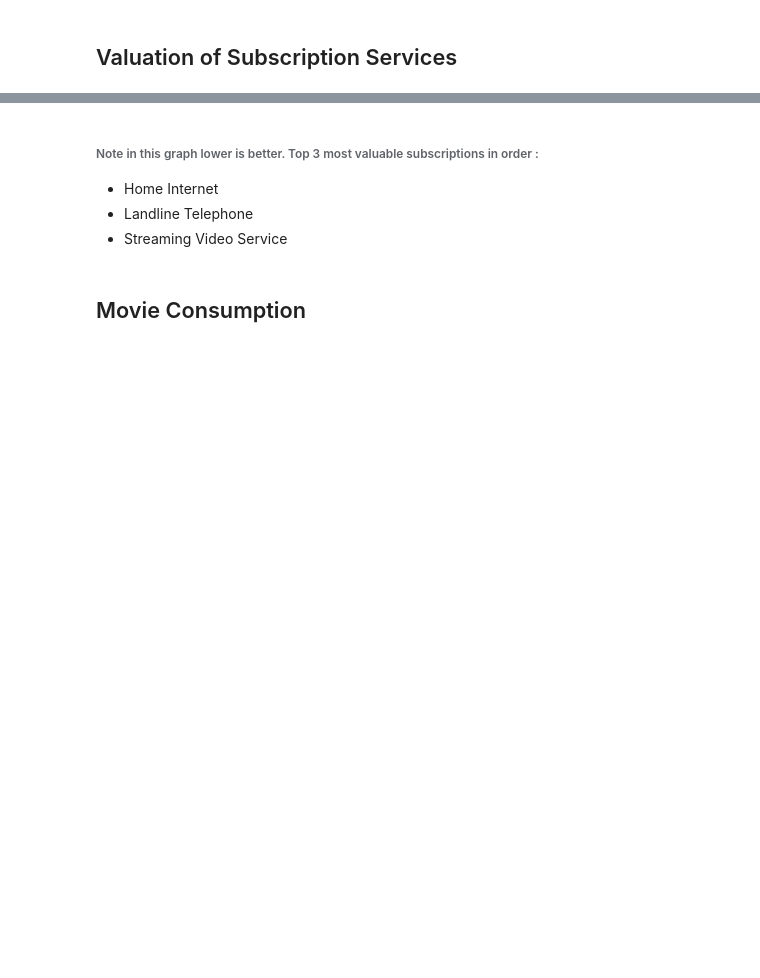
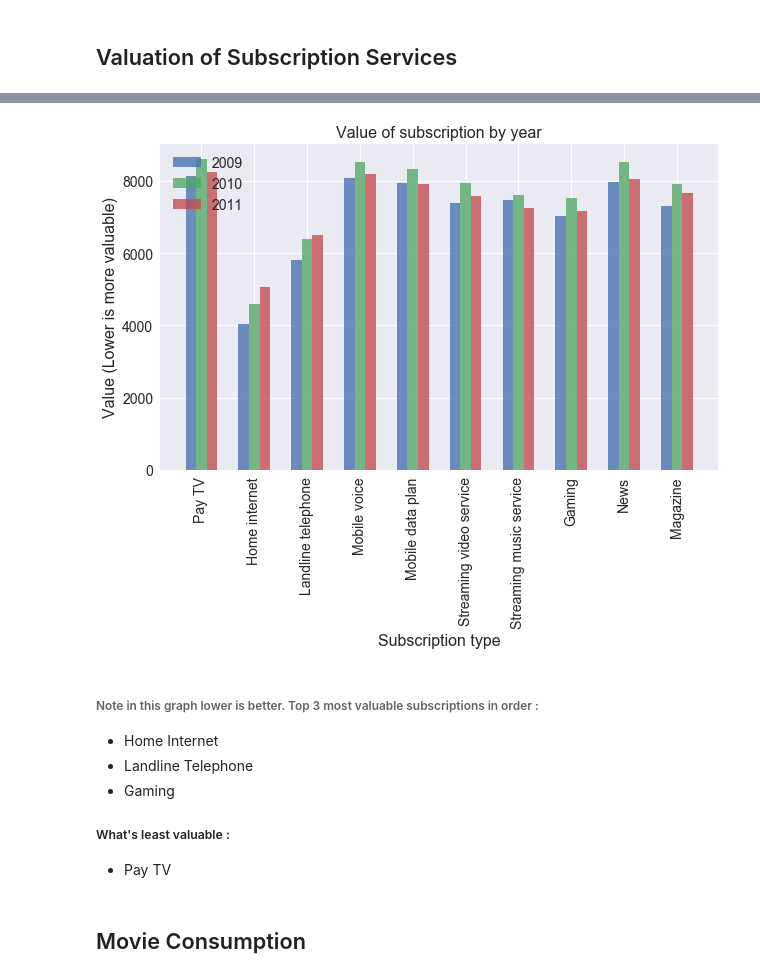
Before and after one commit to rohit-agrawal10/datascience, a Jupyter notebook: Deloitte Digital Democracy.ipynb, the cells around one changed output, grey strips where cells are left out. Saved outputs shown, nothing was run; the diff lists cells and outputs as text; code cells hidden in the pictures; blank space fills up the shorter version.

```diff
--- a/Deloitte Digital Democracy.ipynb
+++ b/Deloitte Digital Democracy.ipynb
@@ -131,5 +113,5 @@ new_label.append("VMagazine")
 # %%
-for i in range(0, len(old_label)):
-    df1.rename(columns={old_label[i] : new_label[i]}, inplace=True)
-    df2.rename(columns={old_label[i] : new_label[i]}, inplace=True)
-    df3.rename(columns={old_label[i] : new_label[i]}, inplace=True)
+for i in range(0, len(new_label)):
+    df1[new_label[i]].fillna(4, inplace = True)
+    df2[new_label[i]].fillna(4, inplace = True)
+    df3[new_label[i]].fillna(4, inplace = True)
@@ -139,4 +118,8 @@ for i in range(0, len(new_label)):
 # %%
+subscription_2009= {}
 subscription_2010= {}
+subscription_2011= {}
 for label in new_label:
-    subscription_2010[label] = df1[label].sum()
+    subscription_2009[label] = df1[label].sum()
+    subscription_2010[label] = df2[label].sum()
+    subscription_2011[label] = df3[label].sum()
@@ -161,8 +126,67 @@ plt.show()
+# %%
+ticks = []
+
+ticks.append("Pay TV")
+ticks.append("Home internet")
+ticks.append("Landline telephone")
+ticks.append("Mobile voice")
+ticks.append("Mobile data plan")
+ticks.append("Streaming video service")
+ticks.append("Streaming music service")
+ticks.append("Gaming")
+ticks.append("News")
+ticks.append("Magazine")
+
+
+matplotlib.rc("figure", figsize=(10,6))
+matplotlib.rc("axes", labelsize=16, titlesize=16)
+matplotlib.rc("xtick", labelsize=14)
+matplotlib.rc("ytick", labelsize=14)
+matplotlib.rc("legend", fontsize=14)
+matplotlib.rc("font", size=14)
+
+# data to plot
+n_groups = len(new_label)
+val_2009 = subscription_2009.values()
+val_2010 = subscription_2010.values()
+val_2011 = subscription_2011.values()
+
+fig, ax = plt.subplots()
+index = np.arange(n_groups)
+bar_width = 0.2
+opacity = 0.8
+
+rects1 = plt.bar(index, val_2009, bar_width,
+                 alpha=opacity,
+                 label='2009')
+
+rects2 = plt.bar(index+ bar_width, val_2010, bar_width,
+                 alpha=opacity,
+                 label='2010')
+
+rects3 = plt.bar(index+ (2*bar_width), val_2011, bar_width,
+                 alpha=opacity,
+                 label='2011')
+
+
+plt.ylabel('Value (Lower is more valuable)')
+plt.xlabel('Subscription type')
+plt.title('Value of subscription by year')
+plt.xticks(index + (bar_width), ticks, rotation = 90)
+plt.legend()
+
+
+plt.show()
+# %% [output]
+[figure, added]
 # %% [markdown]
 ###### Note in this graph lower is better. Top 3 most valuable subscriptions in order :
 
 * Home Internet
 * Landline Telephone
-* Streaming Video Service
+* Gaming
+
+##### What's least valuable :
+* Pay TV
 # %% [markdown]
 ## Movie Consumption
```
Also changed, not shown: parts of 35 cells of this notebook.
